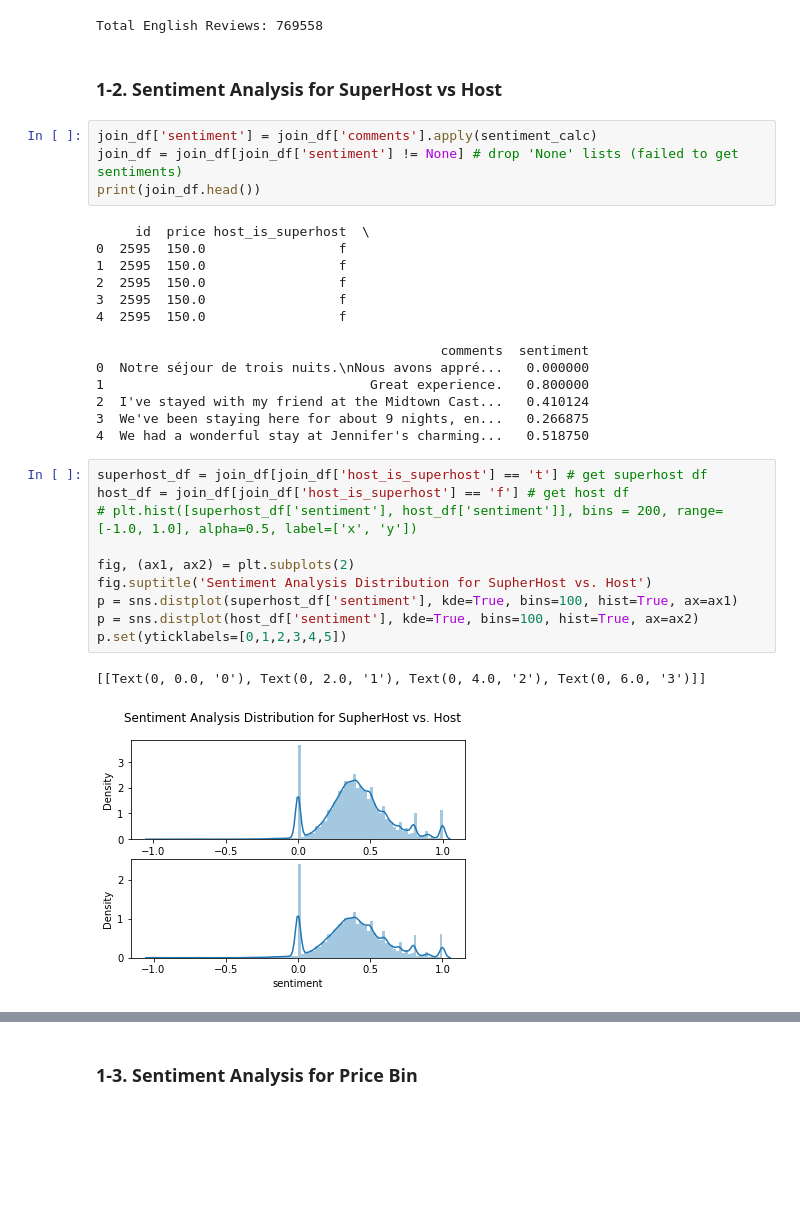
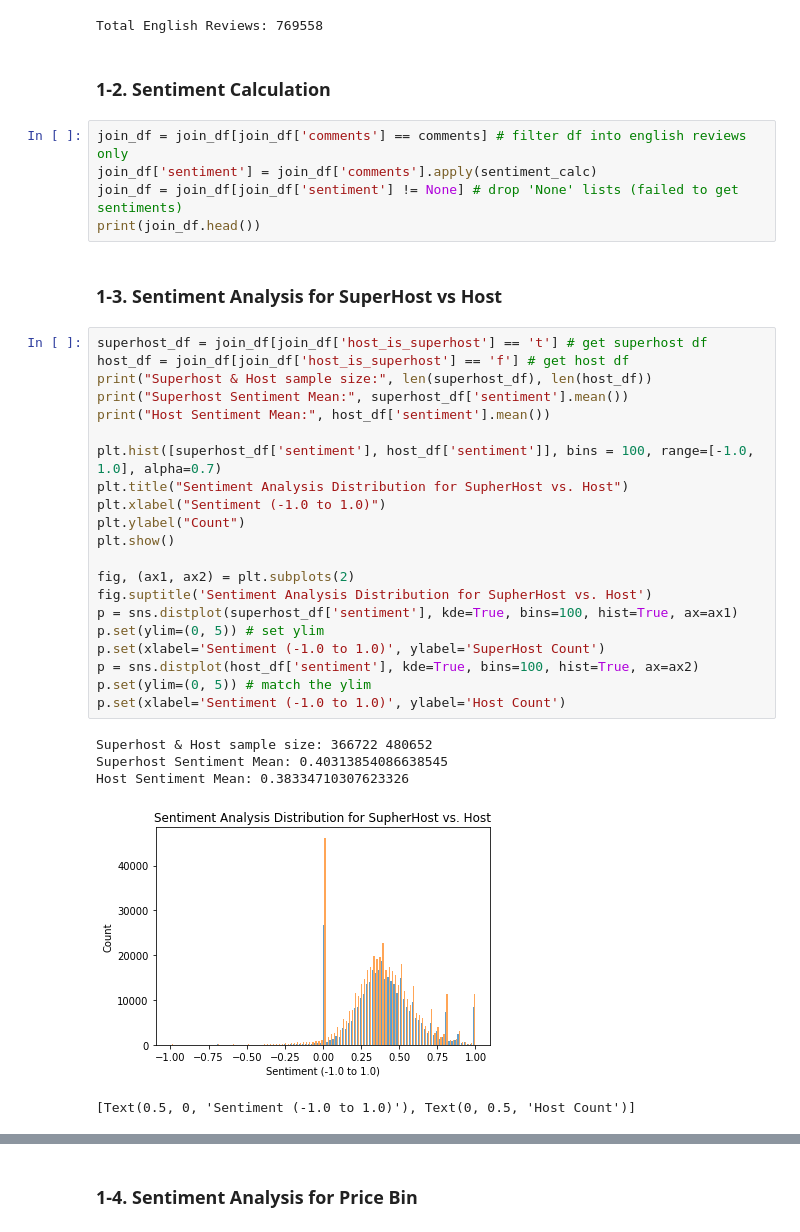
Before and after one commit to cjw531/cs396-airbnb-analysis, a Jupyter notebook: final/final.ipynb, the cells around one changed output, grey strips where cells are left out. Saved outputs shown, nothing was run; the diff lists cells and outputs as text; blank space fills up the shorter version.

Commit message:
added sentiment analysis for each price range

```diff
--- a/final/final.ipynb
+++ b/final/final.ipynb
@@ -59,36 +59,39 @@ for c in comments:
 print ("Total English Reviews:", len(eng_comments))
 # %% [output]
 Total English Reviews: 769558
+# %% [markdown]
+### 1-2. Sentiment Calculation
+# %%
+join_df = join_df[join_df['comments'] == comments] # filter df into english reviews only
+join_df['sentiment'] = join_df['comments'].apply(sentiment_calc)
+join_df = join_df[join_df['sentiment'] != None] # drop 'None' lists (failed to get sentiments)
+print(join_df.head())
 # %% [markdown]
-### 1-2. Sentiment Analysis for SuperHost vs Host
+### 1-3. Sentiment Analysis for SuperHost vs Host
-# %%
-join_df['sentiment'] = join_df['comments'].apply(sentiment_calc)
-join_df = join_df[join_df['sentiment'] != None] # drop 'None' lists (failed to get sentiments)
-print(join_df.head())
-# %% [output]
-     id  price host_is_superhost  \
-0  2595  150.0                 f
-1  2595  150.0                 f
-2  2595  150.0                 f
-3  2595  150.0                 f
-4  2595  150.0                 f
-
-                                            comments  sentiment
-0  Notre séjour de trois nuits.\nNous avons appré...   0.000000
-1                                  Great experience.   0.800000
-2  I've stayed with my friend at the Midtown Cast...   0.410124
-3  We've been staying here for about 9 nights, en...   0.266875
-4  We had a wonderful stay at Jennifer's charming...   0.518750
 # %%
 superhost_df = join_df[join_df['host_is_superhost'] == 't'] # get superhost df
 host_df = join_df[join_df['host_is_superhost'] == 'f'] # get host df
-# plt.hist([superhost_df['sentiment'], host_df['sentiment']], bins = 200, range=[-1.0, 1.0], alpha=0.5, label=['x', 'y'])
+print("Superhost & Host sample size:", len(superhost_df), len(host_df))
+print("Superhost Sentiment Mean:", superhost_df['sentiment'].mean())
+print("Host Sentiment Mean:", host_df['sentiment'].mean())
+
+plt.hist([superhost_df['sentiment'], host_df['sentiment']], bins = 100, range=[-1.0, 1.0], alpha=0.7)
+plt.title("Sentiment Analysis Distribution for SupherHost vs. Host")
+plt.xlabel("Sentiment (-1.0 to 1.0)")
+plt.ylabel("Count")
+plt.show()
 
 fig, (ax1, ax2) = plt.subplots(2)
 fig.suptitle('Sentiment Analysis Distribution for SupherHost vs. Host')
 p = sns.distplot(superhost_df['sentiment'], kde=True, bins=100, hist=True, ax=ax1)
+p.set(ylim=(0, 5)) # set ylim
+p.set(xlabel='Sentiment (-1.0 to 1.0)', ylabel='SuperHost Count')
 p = sns.distplot(host_df['sentiment'], kde=True, bins=100, hist=True, ax=ax2)
-p.set(yticklabels=[0,1,2,3,4,5])
+p.set(ylim=(0, 5)) # match the ylim
+p.set(xlabel='Sentiment (-1.0 to 1.0)', ylabel='Host Count')
 # %% [output]
-[[Text(0, 0.0, '0'), Text(0, 2.0, '1'), Text(0, 4.0, '2'), Text(0, 6.0, '3')]]
+Superhost & Host sample size: 366722 480652
+Superhost Sentiment Mean: 0.40313854086638545
+Host Sentiment Mean: 0.38334710307623326
-[figure, old version]
+[figure, new version]
+[Text(0.5, 0, 'Sentiment (-1.0 to 1.0)'), Text(0, 0.5, 'Host Count')]
@@ -95,2 +99,2 @@ p.set(yticklabels=[0,1,2,3,4,5])
 # %% [markdown]
-### 1-3. Sentiment Analysis for Price Bin
+### 1-4. Sentiment Analysis for Price Bin
```
Also changed, not shown: parts of 3 cells of this notebook, 1 other file.
